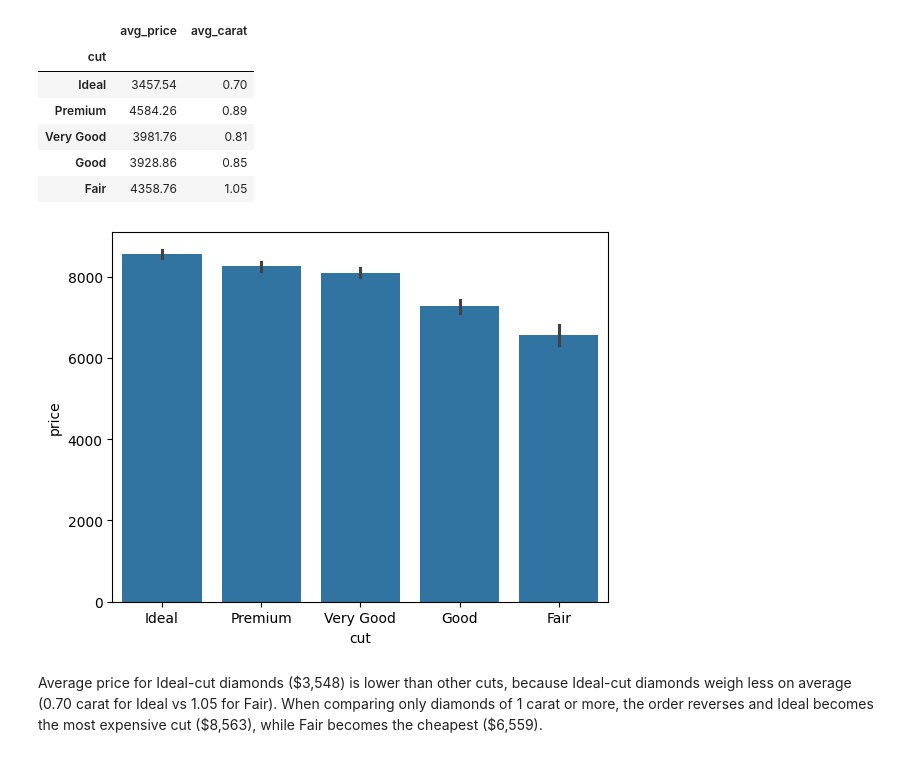
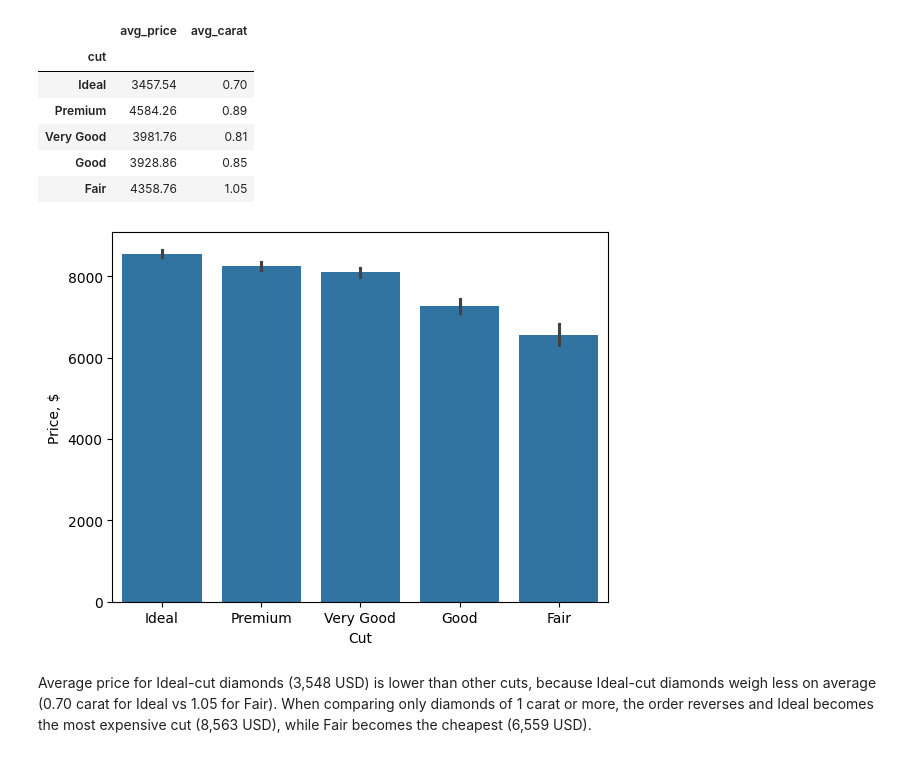
Before and after one commit to ixrlts/data-analytics-case-studies, a Jupyter notebook: projects/diamonds/02_price_by_cut.ipynb, the cells around one changed output. Saved outputs shown, nothing was run; the diff lists cells and outputs as text; code cells hidden in the pictures.

```diff
--- a/projects/diamonds/02_price_by_cut.ipynb
+++ b/projects/diamonds/02_price_by_cut.ipynb
@@ -41,10 +43,12 @@ df.groupby('cut', observed=True).agg(
 # %%
 one_carat = df[df['carat'] >= 1]
 one_carat.groupby('cut', observed=True).agg(
     avg_price=('price', 'mean')).round(2).reset_index()
 sns.barplot(data=one_carat, x='cut', y='price')
+plt.xlabel('Cut')
+plt.ylabel('Price, $')
 plt.show()
 # %% [output]
-[figure, old version]
+[figure, new version]
 # %% [markdown]
-Average price for Ideal-cut diamonds (\$3,548) is lower than other cuts, because Ideal-cut diamonds weigh less on average (0.70 carat for Ideal vs 1.05 for Fair). When comparing only diamonds of 1 carat or more, the order reverses and Ideal becomes the most expensive cut (\$8,563), while Fair  becomes the cheapest (\$6,559).
+Average price for Ideal-cut diamonds (3,548 USD) is lower than other cuts, because Ideal-cut diamonds weigh less on average (0.70 carat for Ideal vs 1.05 for Fair). When comparing only diamonds of 1 carat or more, the order reverses and Ideal becomes the most expensive cut (8,563 USD), while Fair  becomes the cheapest (6,559 USD).
```
Also changed, not shown: parts of 1 cell of this notebook.
